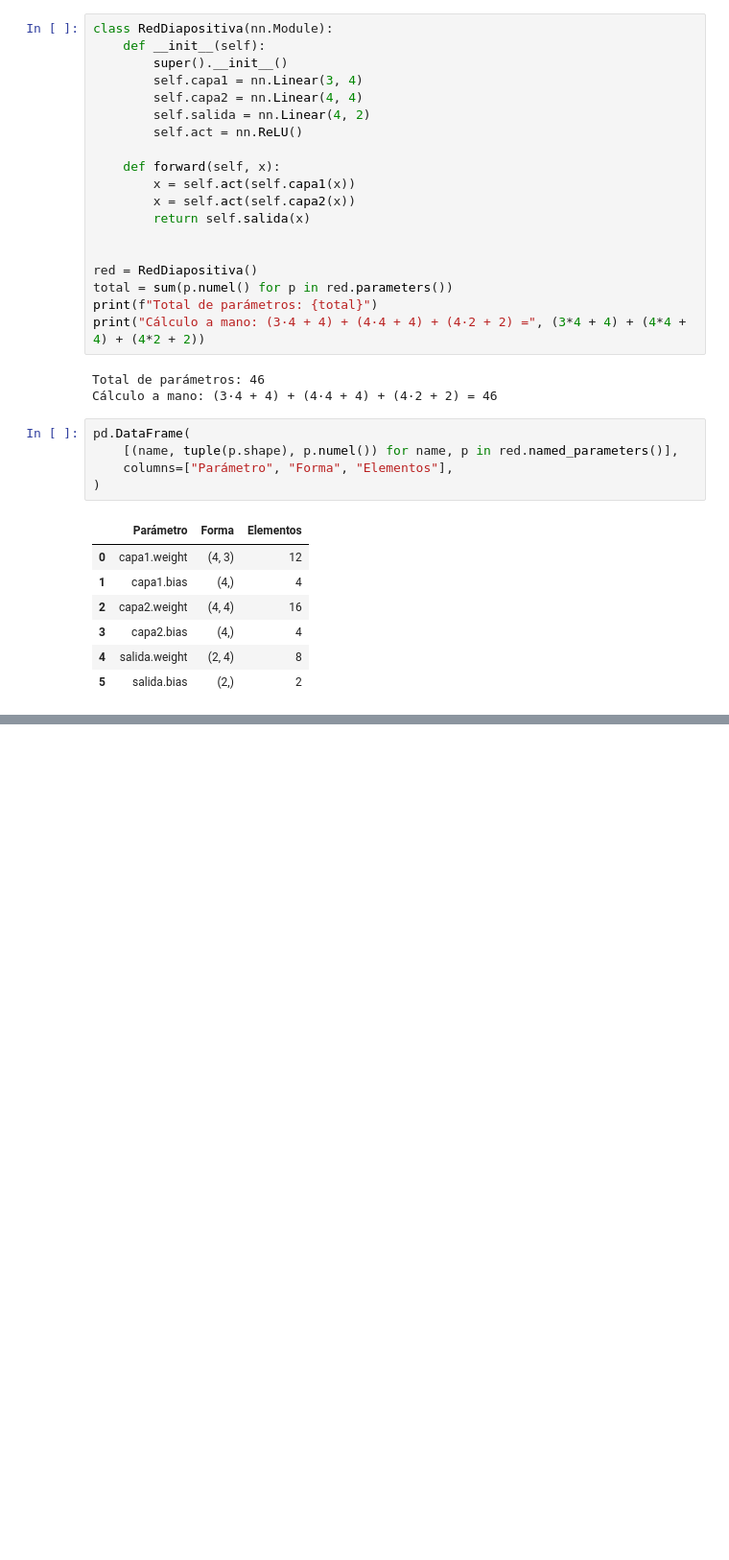
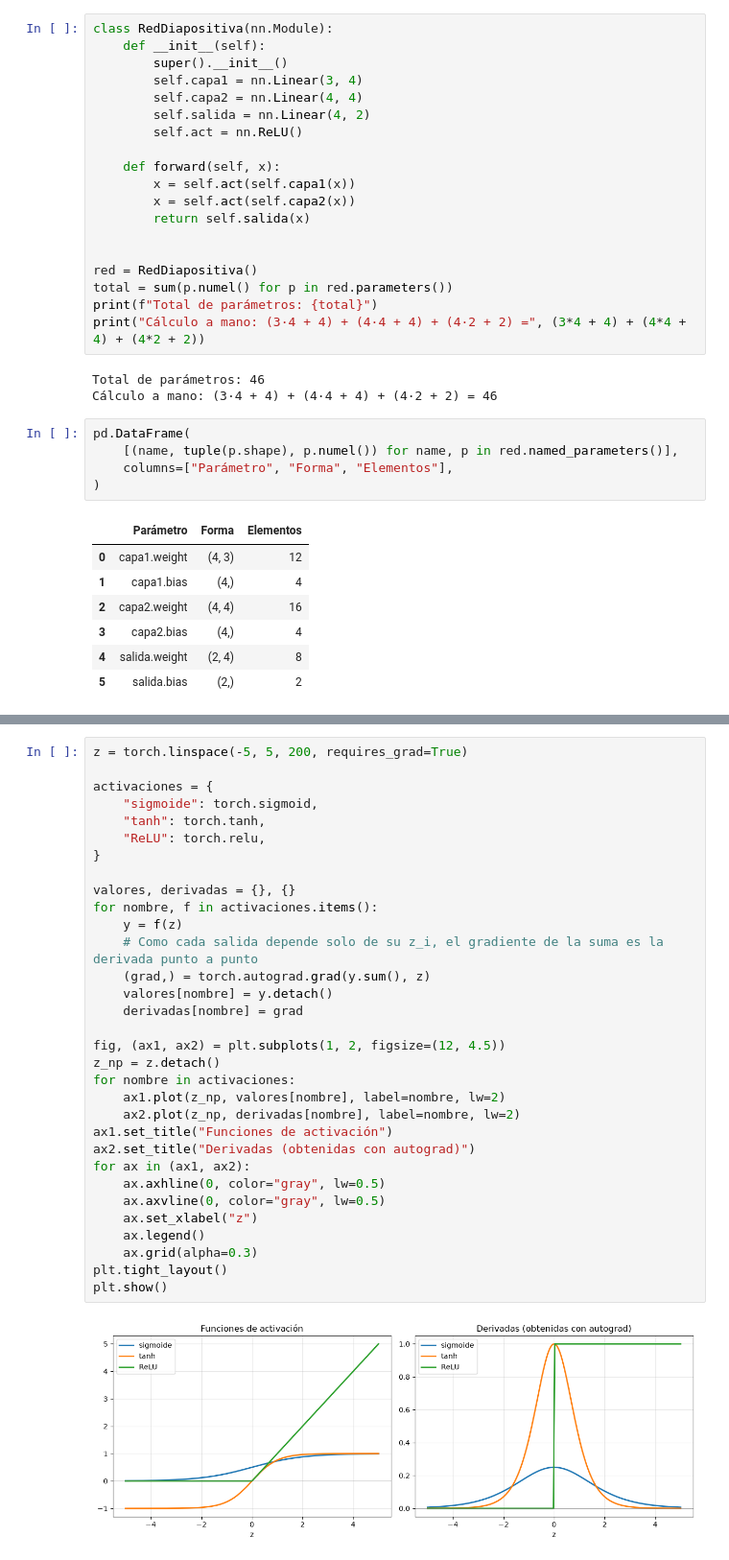
Before and after one commit to Cynthiss/NLP, a Jupyter notebook: Lab_7/Lab_7.ipynb, the cells around one changed output, grey strips where cells are left out. Shown at 96% size. Cells and saved outputs as stored; diff of their text form; blank space fills up the shorter version.

Commit message:
Lab 7 - Sección 2: funciones de activación y derivadas con autograd
Co-Authored-By: Claude Opus 5.5 <noreply@anthropic.com>

```diff
--- a/Lab_7/Lab_7.ipynb
+++ b/Lab_7/Lab_7.ipynb
@@ -200,0 +205,34 @@ pd.DataFrame(
+# %%
+z = torch.linspace(-5, 5, 200, requires_grad=True)
+
+activaciones = {
+    "sigmoide": torch.sigmoid,
+    "tanh": torch.tanh,
+    "ReLU": torch.relu,
+}
+
+valores, derivadas = {}, {}
+for nombre, f in activaciones.items():
+    y = f(z)
+    # Como cada salida depende solo de su z_i, el gradiente de la suma es la derivada punto a punto
+    (grad,) = torch.autograd.grad(y.sum(), z)
+    valores[nombre] = y.detach()
+    derivadas[nombre] = grad
+
+fig, (ax1, ax2) = plt.subplots(1, 2, figsize=(12, 4.5))
+z_np = z.detach()
+for nombre in activaciones:
+    ax1.plot(z_np, valores[nombre], label=nombre, lw=2)
+    ax2.plot(z_np, derivadas[nombre], label=nombre, lw=2)
+ax1.set_title("Funciones de activación")
+ax2.set_title("Derivadas (obtenidas con autograd)")
+for ax in (ax1, ax2):
+    ax.axhline(0, color="gray", lw=0.5)
+    ax.axvline(0, color="gray", lw=0.5)
+    ax.set_xlabel("z")
+    ax.legend()
+    ax.grid(alpha=0.3)
+plt.tight_layout()
+plt.show()
+# %% [output]
+[figure, added]
```
Also changed, not shown: parts of 3 cells of this notebook.
